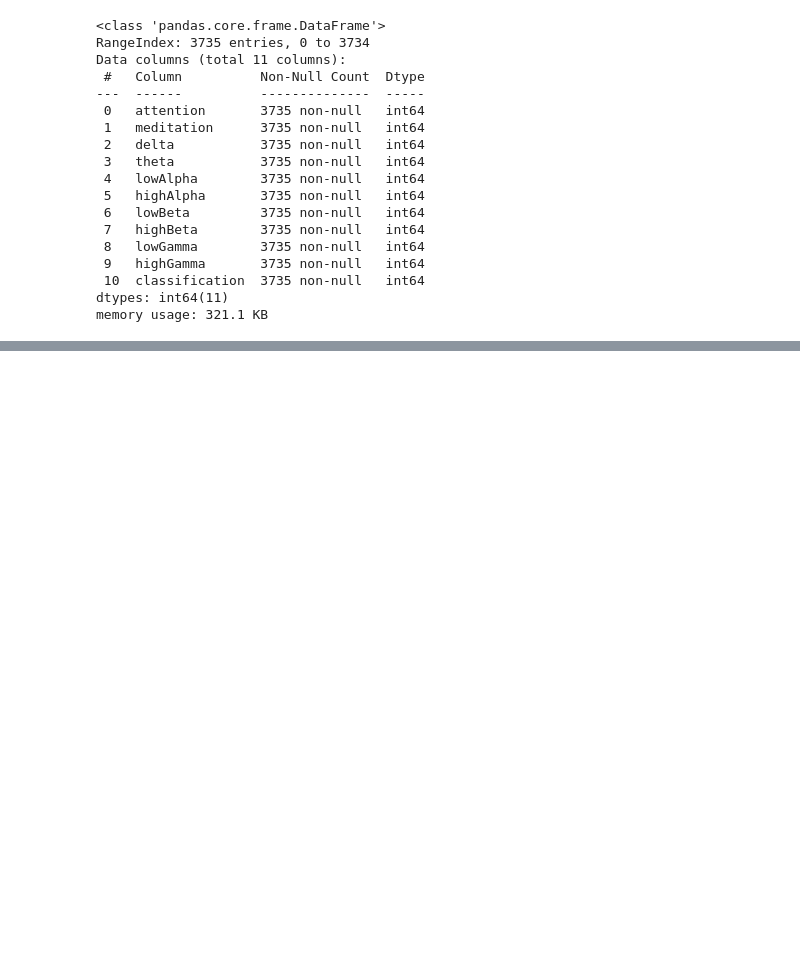
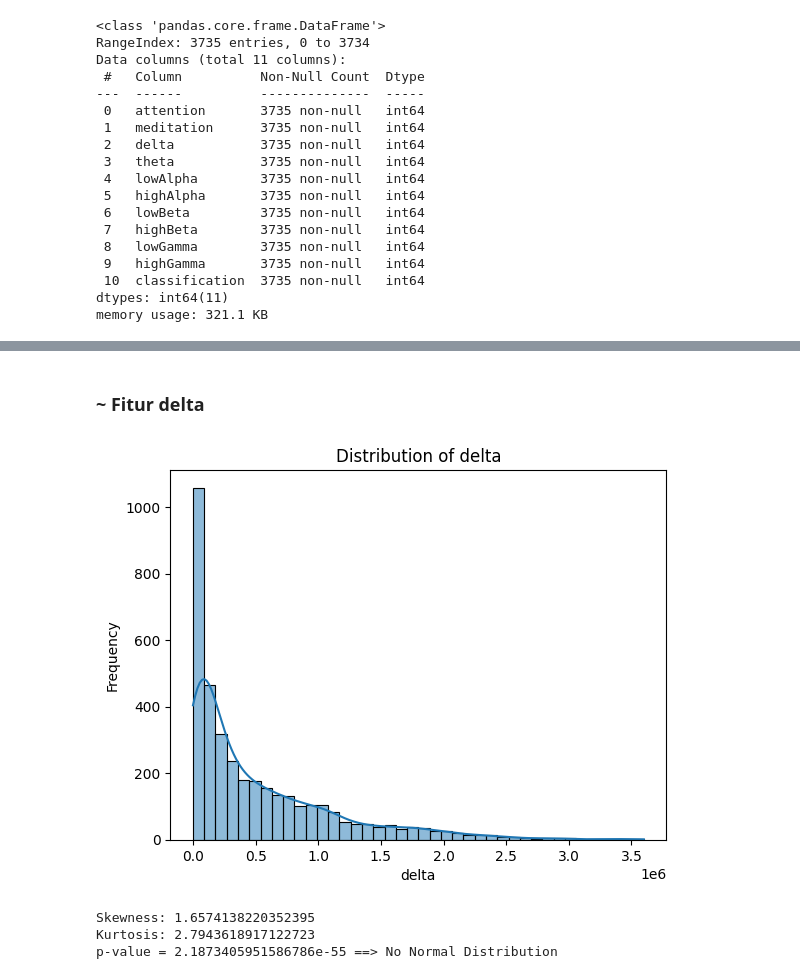
Before and after one commit to Zechtro/GAIB_2_3, a Jupyter notebook: src/doe.ipynb, the cells around one changed output, grey strips where cells are left out. Saved outputs shown, nothing was run; the diff lists cells and outputs as text; code cells hidden in the pictures; blank space fills up the shorter version.

```diff
--- a/src/doe.ipynb
+++ b/src/doe.ipynb
@@ -27,0 +148,9 @@ df.describe()
+# %% [markdown]
+### ~ Fitur delta
+# %%
+explainDistribution("delta")
+# %% [output]
+[figure, added]
+Skewness: 1.6574138220352395
+Kurtosis: 2.7943618917122723
+p-value = 2.1873405951586786e-55 ==> No Normal Distribution
```
Also changed, not shown: parts of 92 cells of this notebook, 1 other file.
